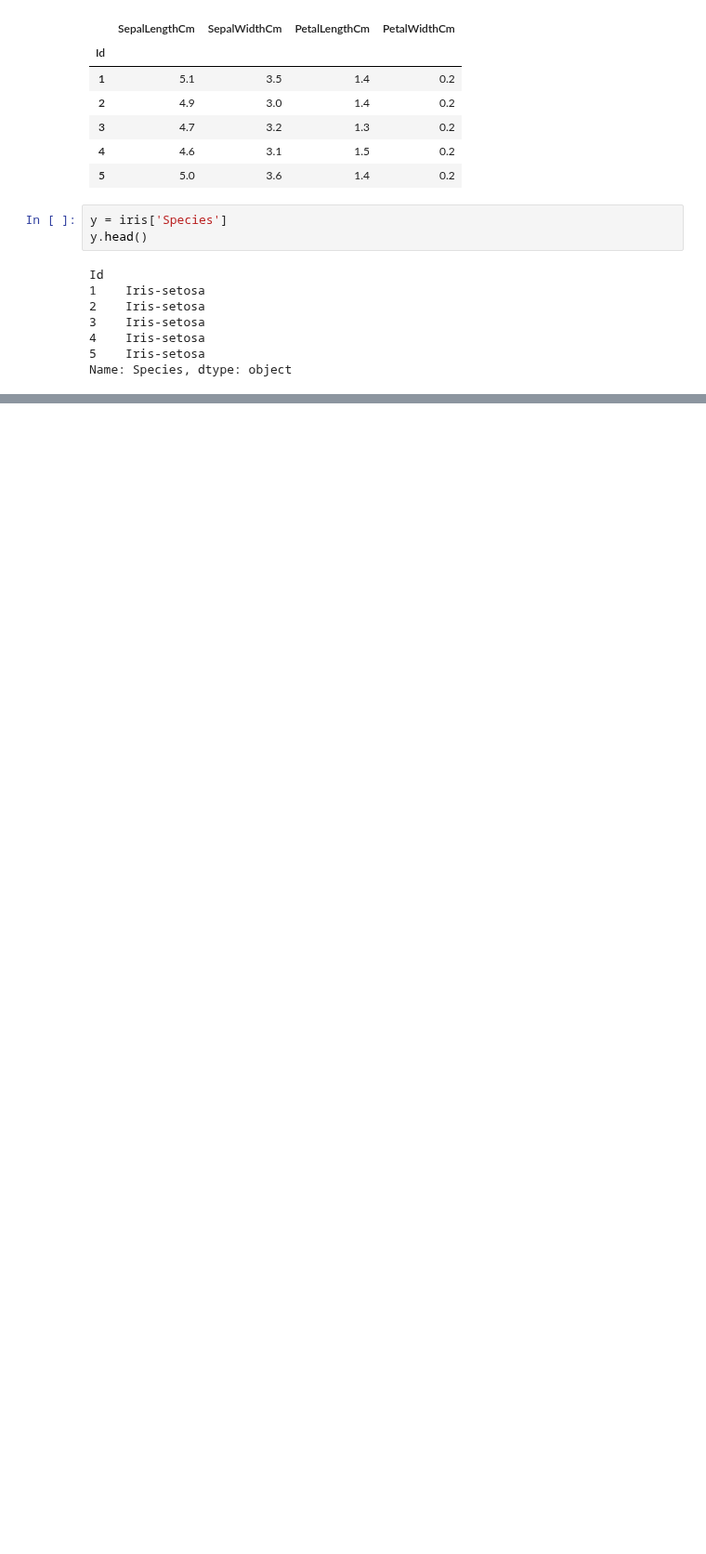
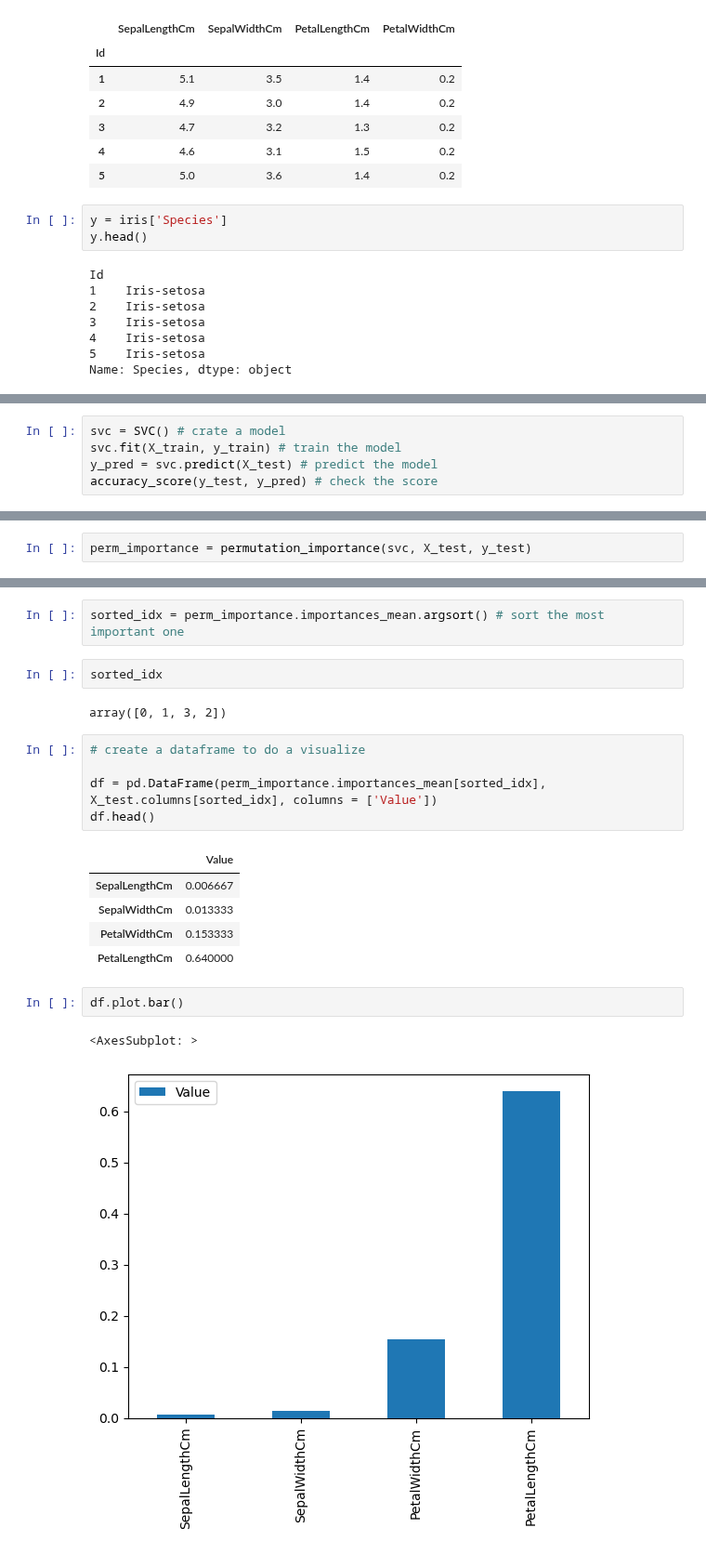
Before and after one commit to pNatTueku/basicPython, a Jupyter notebook: classification_irisDataset.ipynb, the cells around one changed output, grey strips where cells are left out. Shown at 93% size. Cells and saved outputs as stored; diff of their text form; blank space fills up the shorter version.

```diff
--- a/classification_irisDataset.ipynb
+++ b/classification_irisDataset.ipynb
@@ -146,0 +154,5 @@ Name: Species, dtype: object
+# %%
+svc = SVC() # crate a model
+svc.fit(X_train, y_train) # train the model
+y_pred = svc.predict(X_test) # predict the model
+accuracy_score(y_test, y_pred) # check the score
@@ -146,0 +164,2 @@ Name: Species, dtype: object
+# %%
+perm_importance = permutation_importance(svc, X_test, y_test)
@@ -146,0 +170,22 @@ Name: Species, dtype: object
+# %%
+sorted_idx = perm_importance.importances_mean.argsort() # sort the most important one
+# %%
+sorted_idx
+# %% [output]
+array([0, 1, 3, 2])
+# %%
+# create a dataframe to do a visualize
+
+df = pd.DataFrame(perm_importance.importances_mean[sorted_idx], X_test.columns[sorted_idx], columns = ['Value'])
+df.head()
+# %% [output]
+|  | Value |
+| SepalLengthCm | 0.006667 |
+| SepalWidthCm | 0.013333 |
+| PetalWidthCm | 0.153333 |
+| PetalLengthCm | 0.640000 |
+# %%
+df.plot.bar()
+# %% [output]
+<AxesSubplot: >
+[figure, added]
```
Also changed, not shown: parts of 15 cells of this notebook.
